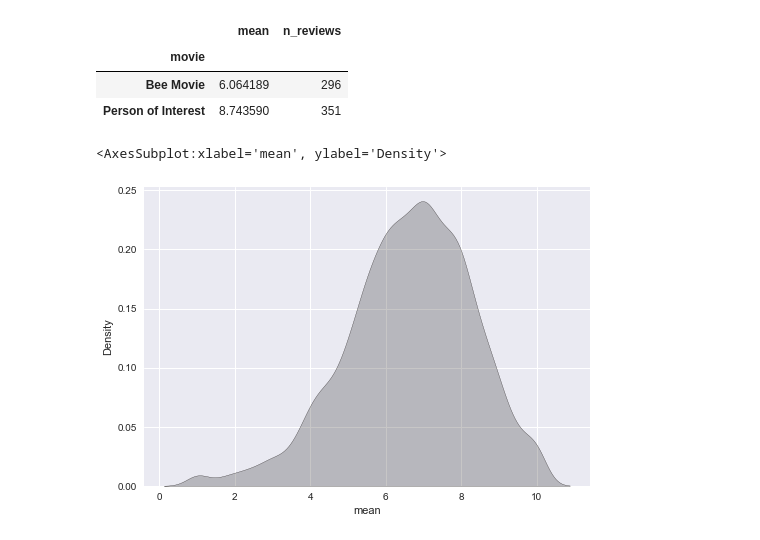
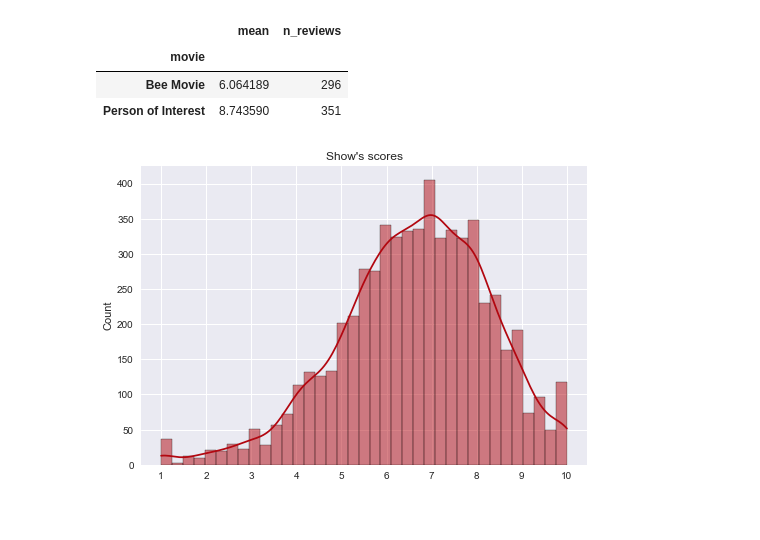
Before and after one commit to rfontao/PRI, a Jupyter notebook: analysis_reviews.ipynb, the cells around one changed output. Cells and saved outputs as stored; diff of their text form; code cells hidden in the pictures.

```diff
--- a/analysis_reviews.ipynb
+++ b/analysis_reviews.ipynb
@@ -8,6 +8,6 @@ plt.style.use('netflix.mplstyle')
 
 palette = {'primary': '#221f1f', 'secondary': '#b20710', 'accent': '#e50914', 'tertiary': '#f5f5f1'}
 # %%
-reviews = pd.read_csv('data/reviews_clean.csv')
+reviews = pd.read_csv('data/reviews_clean.csv', index_col='review_id')
 reviews
 # %% [output]
@@ -38,7 +39,11 @@ movie_scores.loc[['Bee Movie', 'Person of Interest']]
 | Person of Interest | 8.743590 | 351 |
 # %%
 # movie_scores.plot(kind='hist', y='mean', bins=10)
-sns.kdeplot(movie_scores['mean'], shade=True)
+fig, ax = plt.subplots()
+sns.histplot(movie_scores['mean'], kde=True, color=palette['secondary'], ax=ax)
+
+ax.set_title('Show\'s scores')
+ax.set_xlabel('')
+ax.set_xticks(range(1, 11));
 # %% [output]
-<AxesSubplot:xlabel='mean', ylabel='Density'>
-[figure, old version]
+[figure, new version]
```
Also changed, not shown: parts of 3 cells of this notebook, 5 other files.
